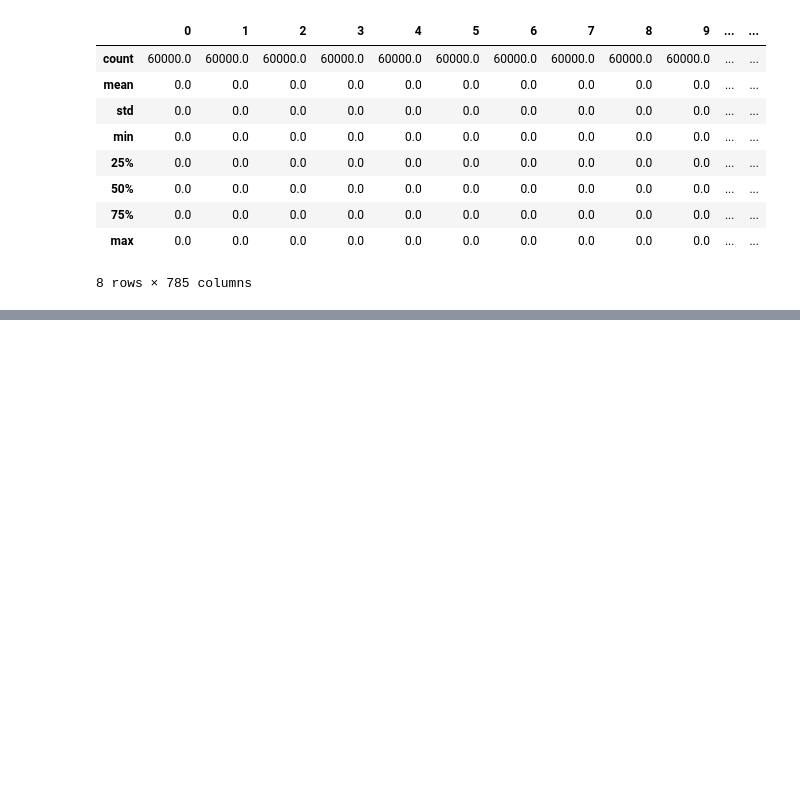
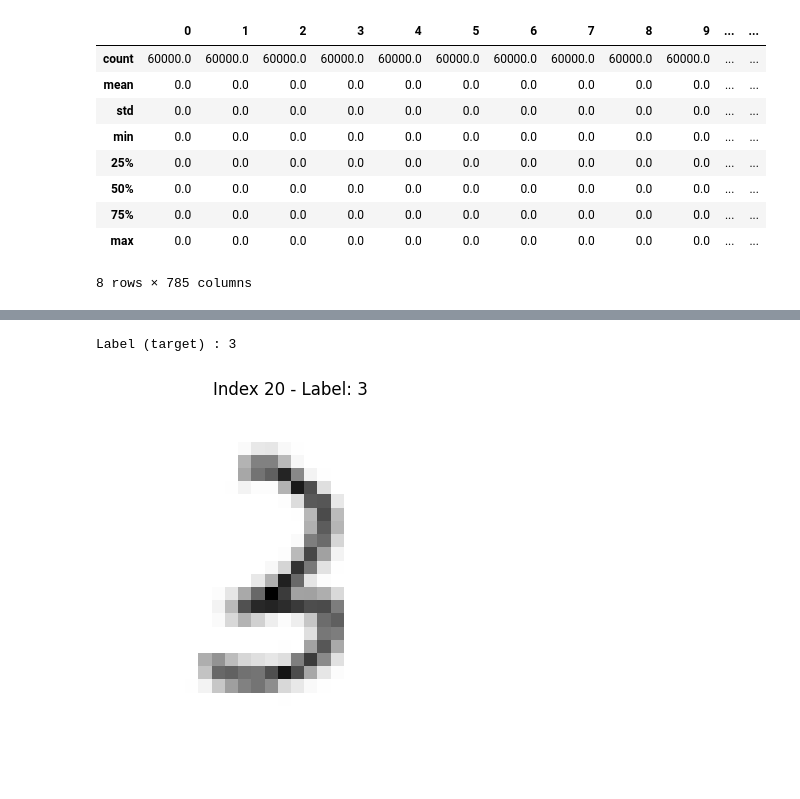
Before and after one commit to gcortier/mod6_1, a Jupyter notebook: backend/workarround.ipynb, the cells around one changed output, grey strips where cells are left out. Drawn from its saved outputs; the diff is of its cells as text; code cells hidden in the pictures; blank space fills up the shorter version.

```diff
--- a/backend/workarround.ipynb
+++ b/backend/workarround.ipynb
@@ -124,0 +193,5 @@ MlflowException: Run '17865ca2b32c40bda882dd0956d5afb9' not found
+# %%
+showimg(df_ready, 20)
+# %% [output]
+Label (target) : 3
+[figure, added]
```
Also changed, not shown: parts of 32 cells of this notebook, 15 other files.
